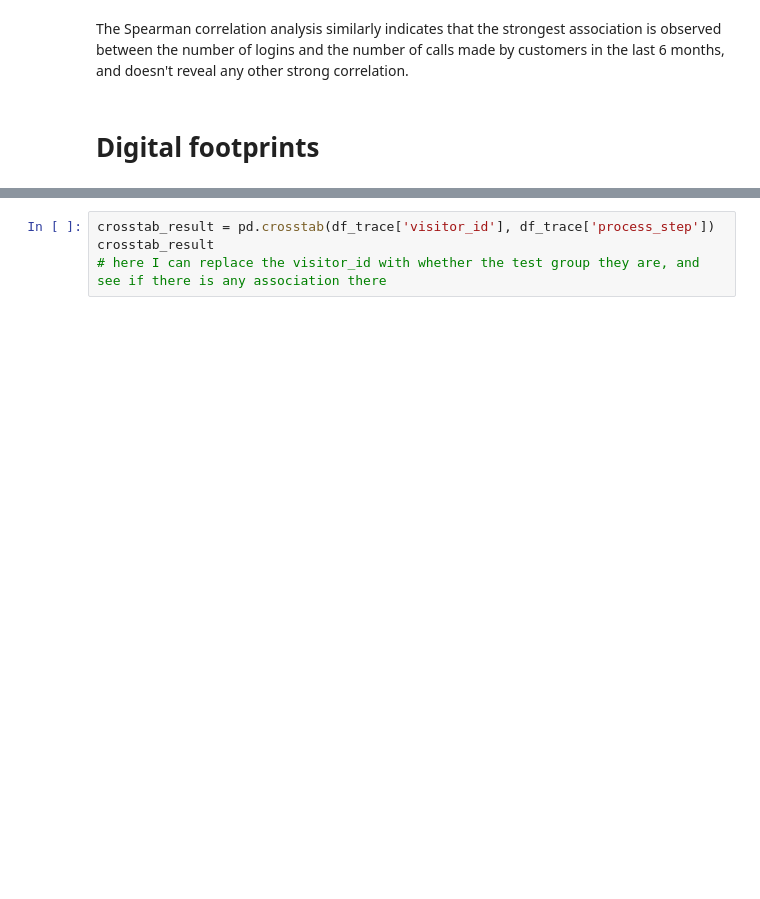
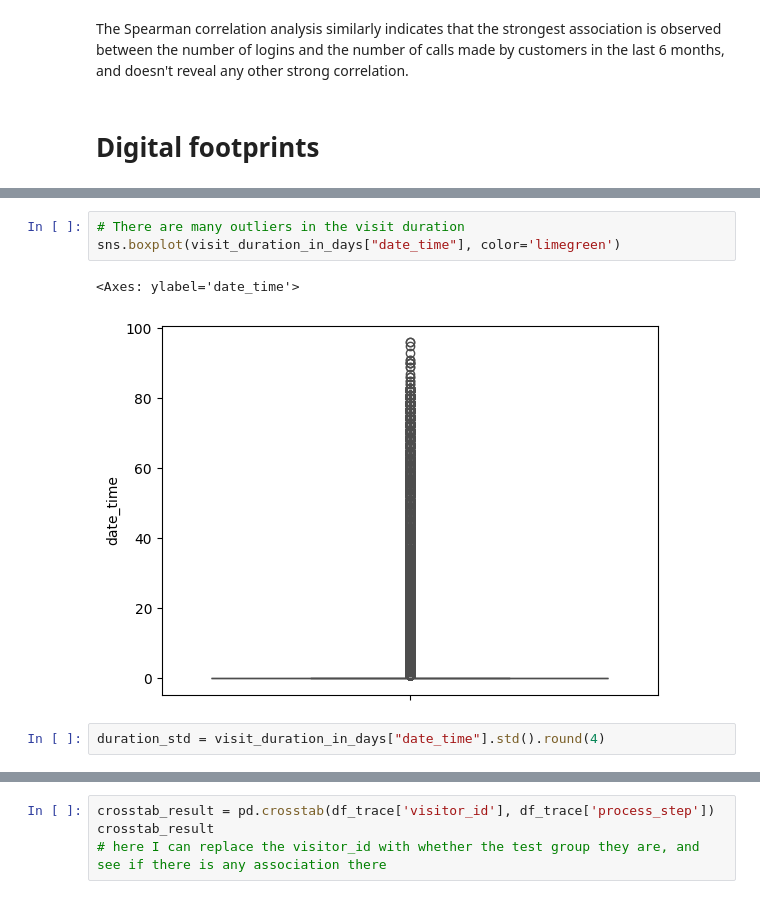
Before and after one commit to dimitsagk/AB_Testing_Analysis, a Jupyter notebook: notebooks/Project_2_02Cleaning+EDA.ipynb, the cells around one changed output, grey strips where cells are left out. Cells and saved outputs as stored; diff of their text form; blank space fills up the shorter version.

```diff
--- a/notebooks/Project_2_02Cleaning+EDA.ipynb
+++ b/notebooks/Project_2_02Cleaning+EDA.ipynb
@@ -312,0 +340,8 @@ df_trace[df_trace['visitor_id'] == '451664975_1722933822']
+# %%
+# There are many outliers in the visit duration
+sns.boxplot(visit_duration_in_days["date_time"], color='limegreen')
+# %% [output]
+<Axes: ylabel='date_time'>
+[figure, added]
+# %%
+duration_std = visit_duration_in_days["date_time"].std().round(4)
```
Also changed, not shown: parts of 24 cells of this notebook.
